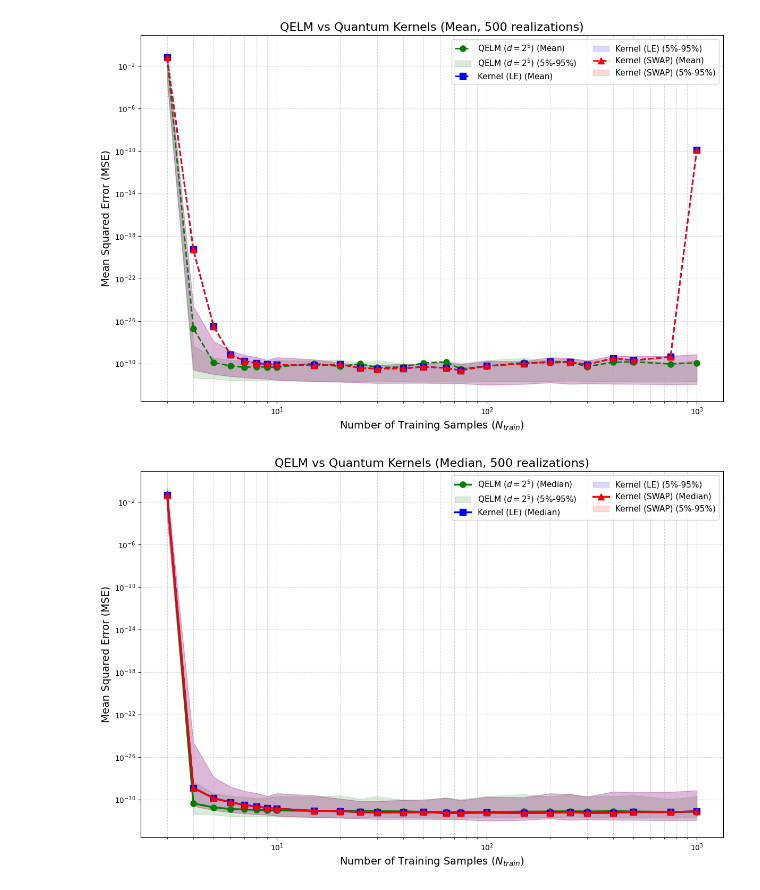
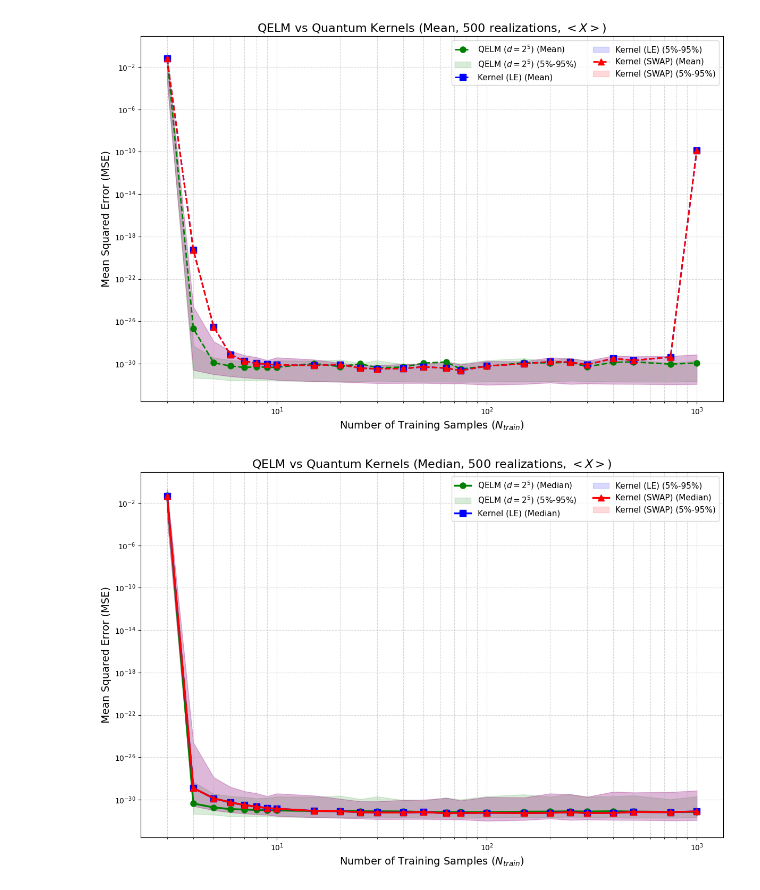
Before and after one commit to gianmarco-f/ML, a Jupyter notebook: QELMvsKER/MSE_plot.ipynb, the cells around one changed output. Saved outputs shown, nothing was run; the diff lists cells and outputs as text; code cells hidden in the pictures.

```diff
--- a/QELMvsKER/MSE_plot.ipynb
+++ b/QELMvsKER/MSE_plot.ipynb
@@ -65,7 +65,7 @@ plt.xscale('log')
 plt.yscale('log')
 plt.xlabel('Number of Training Samples ($N_{train}$)', fontsize=14)
 plt.ylabel('Mean Squared Error (MSE)', fontsize=14)
-plt.title('QELM vs Quantum Kernels (Mean, 500 realizations)', fontsize=16)
+plt.title('QELM vs Quantum Kernels (Mean, 500 realizations, $<X>$)', fontsize=16)
 plt.grid(True, which="both", ls="--", alpha=0.5)
 plt.legend(fontsize=11, ncol=2, loc='upper right')
 plt.tight_layout()
@@ -73,36 +73,36 @@ plt.tight_layout()
 
 # ==========================================
 # IMAGE 2: MEDIAN PLOT
 # ==========================================
 plt.figure(figsize=(12, 8))
 
 for model in results_median.keys():
     median_arr = np.array(results_median[model])
     q5_arr = np.array(quantiles_5[model])
     q95_arr = np.array(quantiles_95[model])
 
     # Plot Median
     plt.plot(N_arr, median_arr, label=f'{labels[model]} (Median)', color=colors[model],
              marker=markers[model], linestyle='-', linewidth=2.5, markersize=8)
 
     # Fill between quantiles
     plt.fill_between(N_arr, q5_arr, q95_arr, color=colors[model], alpha=0.15, label=f'{labels[model]} (5%-95%)')
 
 # Formatting for Median plot
 plt.xscale('log')
 plt.yscale('log')
 plt.xlabel('Number of Training Samples ($N_{train}$)', fontsize=14)
 plt.ylabel('Mean Squared Error (MSE)', fontsize=14)
-plt.title('QELM vs Quantum Kernels (Median, 500 realizations)', fontsize=16)
+plt.title('QELM vs Quantum Kernels (Median, 500 realizations, $<X>$)', fontsize=16)
 plt.grid(True, which="both", ls="--", alpha=0.5)
 plt.legend(fontsize=11, ncol=2, loc='upper right')
 plt.tight_layout()
 
 # Show both figures at the same time
 plt.show()
 # %% [output]
-[figure, old version]
+[figure, new version]
-[figure, old version]
+[figure, new version]
 # %%
 filename = "1000_shots_results.json"
 
```
Also changed, not shown: parts of 3 cells of this notebook, 7 other files.
